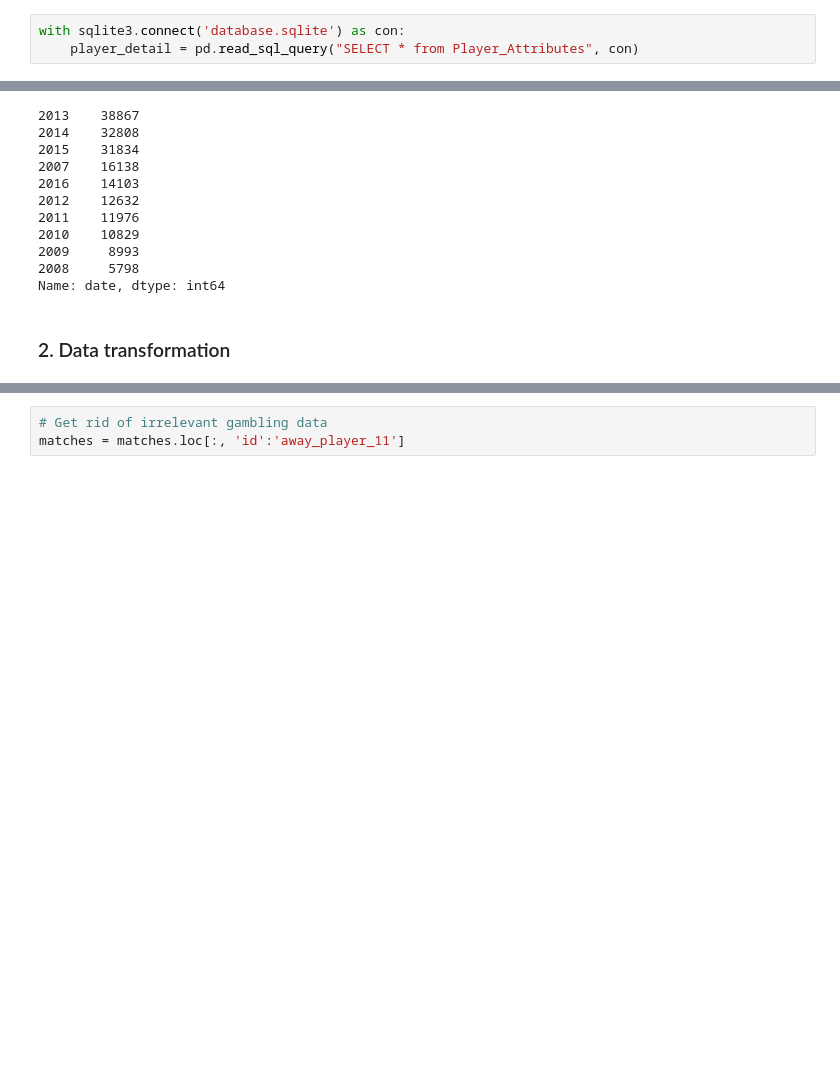
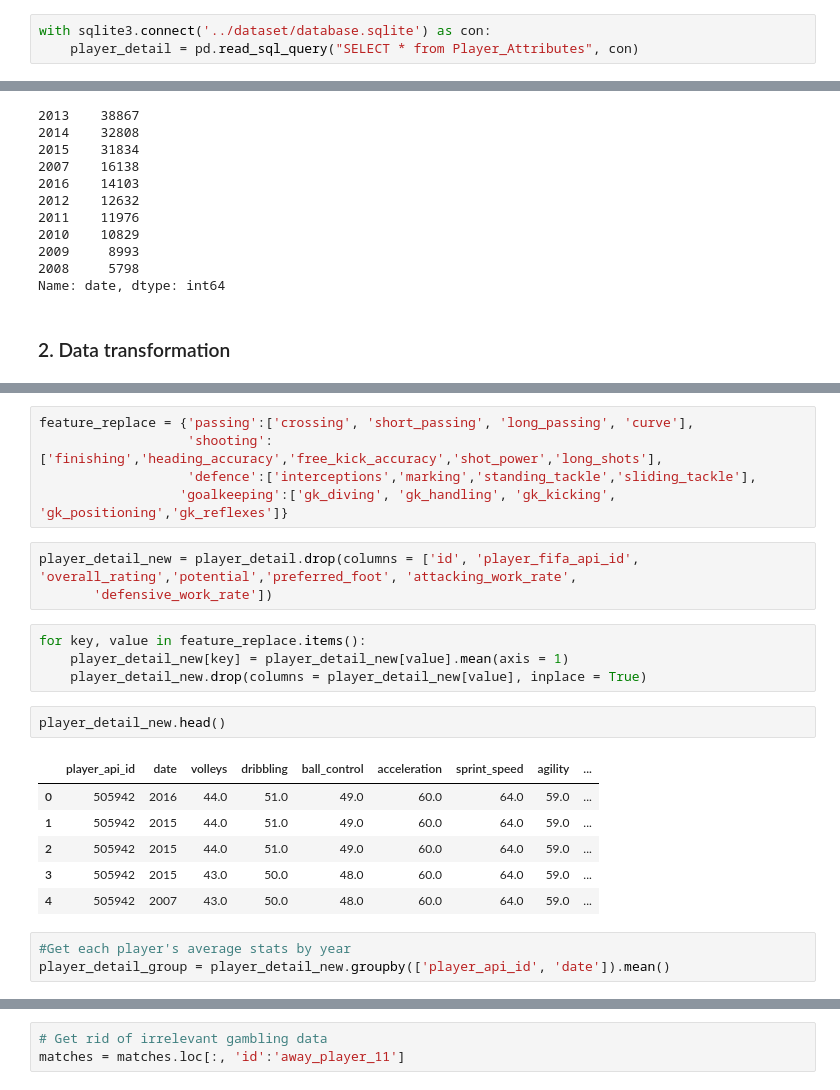
Before and after one commit to lorihe/Springboard-Capstone2---European-Soccer-Data, a Jupyter notebook: Notebook/01 Data Processing-5.ipynb, the cells around one changed output, grey strips where cells are left out. Cells and saved outputs as stored; diff of their text form; blank space fills up the shorter version.

```diff
--- a/Notebook/01 Data Processing-5.ipynb
+++ b/Notebook/01 Data Processing-5.ipynb
@@ -195,7 +192,7 @@ True
 # %% [markdown]
 #### 'player_detail' dataset
 # %%
-with sqlite3.connect('database.sqlite') as con:
+with sqlite3.connect('../dataset/database.sqlite') as con:
     player_detail = pd.read_sql_query("SELECT * from Player_Attributes", con)
 # %%
 player_detail.shape
@@ -241,0 +268,24 @@ Name: date, dtype: int64
+# %%
+feature_replace = {'passing':['crossing', 'short_passing', 'long_passing', 'curve'],
+                   'shooting':['finishing','heading_accuracy','free_kick_accuracy','shot_power','long_shots'],
+                   'defence':['interceptions','marking','standing_tackle','sliding_tackle'],
+                  'goalkeeping':['gk_diving', 'gk_handling', 'gk_kicking', 'gk_positioning','gk_reflexes']}
+# %%
+player_detail_new = player_detail.drop(columns = ['id', 'player_fifa_api_id', 'overall_rating','potential','preferred_foot', 'attacking_work_rate',
+       'defensive_work_rate'])
+# %%
+for key, value in feature_replace.items():
+    player_detail_new[key] = player_detail_new[value].mean(axis = 1)
+    player_detail_new.drop(columns = player_detail_new[value], inplace = True)
+# %%
+player_detail_new.head()
+# %% [output]
+|  | player_api_id | date | volleys | dribbling | ball_control | acceleration | sprint_speed | agility | ... |
+| 0 | 505942 | 2016 | 44.0 | 51.0 | 49.0 | 60.0 | 64.0 | 59.0 | ... |
+| 1 | 505942 | 2015 | 44.0 | 51.0 | 49.0 | 60.0 | 64.0 | 59.0 | ... |
+| 2 | 505942 | 2015 | 44.0 | 51.0 | 49.0 | 60.0 | 64.0 | 59.0 | ... |
+| 3 | 505942 | 2015 | 43.0 | 50.0 | 48.0 | 60.0 | 64.0 | 59.0 | ... |
+| 4 | 505942 | 2007 | 43.0 | 50.0 | 48.0 | 60.0 | 64.0 | 59.0 | ... |
+# %%
+#Get each player's average stats by year
+player_detail_group = player_detail_new.groupby(['player_api_id', 'date']).mean()
```
Also changed, not shown: parts of 75 cells of this notebook, 1 other file.
